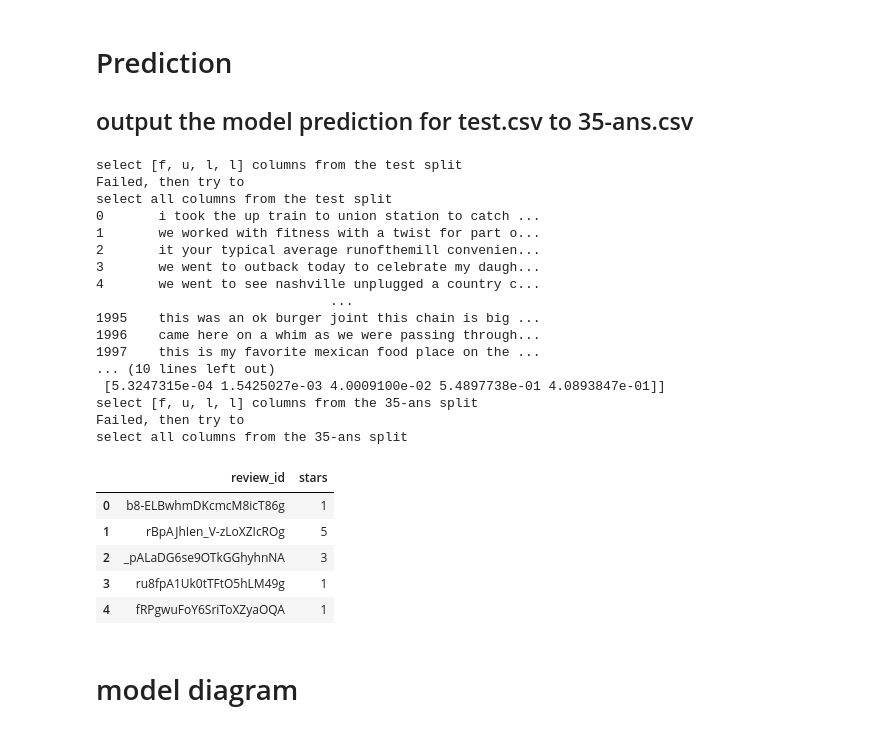
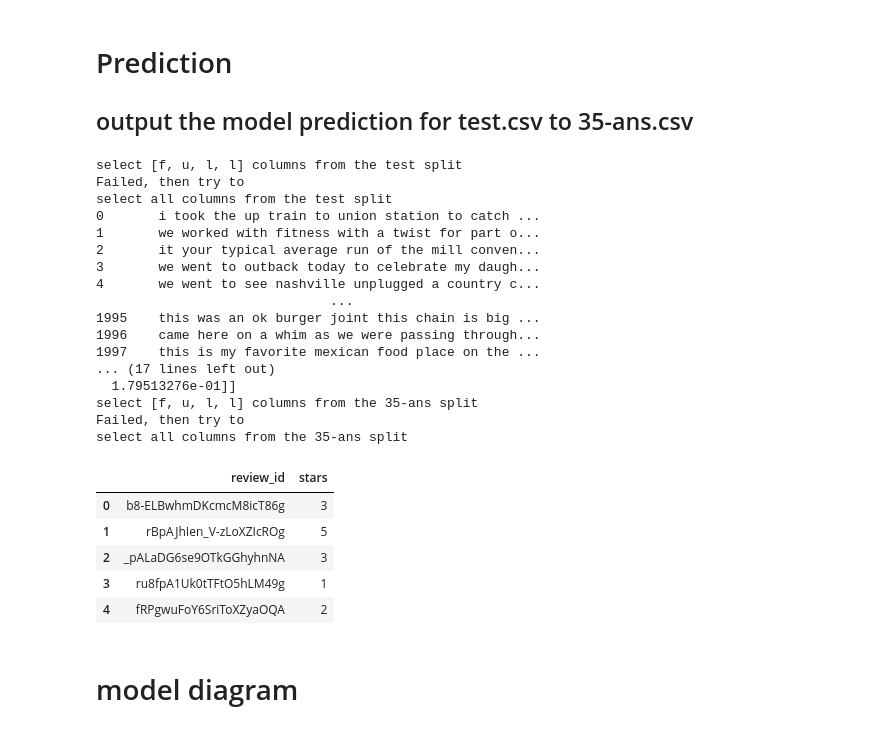
Before and after one commit to nikhilnanda21/yelp-is-all-you-need, a Jupyter notebook: Project1/Ensemble Model, TF-IDF + Glove + CNN + RNN.ipynb, the cells around one changed output. Cells and saved outputs as stored; diff of their text form; code cells hidden in the pictures.

Commit message:
63.55% Ensemble Model

```diff
--- a/Project1/Ensemble Model, TF-IDF + Glove + CNN + RNN.ipynb
+++ b/Project1/Ensemble Model, TF-IDF + Glove + CNN + RNN.ipynb
@@ -213,6 +213,7 @@ tfidf=TfidfTransformer()
 stop_words = set(stopwords.words('english'))
 
 def text_prep(text):
+    text = text.lower()
     #clean text
     text = re.sub(r"n't", " not ", text)
     text = re.sub(r"\'s", " ", text)
@@ -222,7 +223,7 @@ def text_prep(text):
     text = re.sub(r"\'ll", " will ", text)
 
     #remove non-letters and lower case
-    text = re.sub('[^a-z\s]', '', text.lower())
+    text = re.sub("[^a-z\s]", " ", text)
 
     #remove punctuation
     #punc_removed = [char for char in text if char not in punct]
@@ -323,11 +324,14 @@ def tfidf_transform(clean_text, train_len):
 
 
 full_text = [i for i in train_df['clean_text']] + [i for i in valid_df['clean_text']]
-full_text = [ text_prep(x) for x in full_text]
+full_text = [ x for x in full_text]
 
 
 x_train_tfidf_vec, x_test_tfidf_vec =  tfidf_transform(full_text, len(train_df["text"]))
 
 train_df['clean_text'] = full_text[:len(train_df["clean_text"])]
 valid_df['clean_text'] = full_text[len(train_df["clean_text"]):]
+
+x_helpful_data = np.hstack((np.vstack(train_df["cool"]),np.vstack(train_df["funny"]),np.vstack(train_df["useful"])))
+y_helpful_data = np.hstack((np.vstack(test_df["cool"]),np.vstack(test_df["funny"]),np.vstack(test_df["useful"])))
 # %% [output]
@@ -639,19 +792,35 @@ test_df = load_data("test",columns="full")
 test_df["clean_text"] = test_df["text"].map(text_prep)
 
 print(test_df["clean_text"])
-vectorizer = TfidfVectorizer(stop_words = set(stopwords.words('english')))
-vectorizer.fit(test_df["clean_text"])
-x_test_tfidf_vec = vectorizer.transform(test_df["clean_text"])
+
+
+tv_2000 = TfidfVectorizer(max_features=2000, min_df = 10, max_df = 0.95)
+tv_2000.fit(train_df["clean_text"].values)
+x_test_feature_set = tv_2000.transform(test_df["clean_text"].values)
+
+tv = TfidfVectorizer(stop_words = set(stopwords.words('english')))
+tv.fit(train_df["clean_text"].values)
+test_feature_set = tv.transform(test_df["clean_text"].values)
 
 
 svd = TruncatedSVD(n_components = 100)
-x_test_tfidf_vec = svd.fit_transform(x_test_tfidf_vec)
+test_tfidf_vec = svd.fit_transform(test_feature_set)
 
 
 test_seq = pad_sequences(tokenizer.texts_to_sequences(test_df['clean_text']), maxlen=MAX_SEQUENCE_LENGTH)
 
 
-test_preds = model.predict([test_seq, x_test_tfidf_vec], batch_size=1024, verbose=1)
+
+print("Time takes to convert text input into feature vector: ", round((time.time() - start_time)/60, 2), " mins")
+
+start_time = time.time()
+lr_model_test_prob = lr_model.predict_proba(x_test_feature_set)
+
+x_helpful_data = np.hstack((np.vstack(test_df["cool"]),np.vstack(test_df["funny"]),np.vstack(test_df["useful"])))
+
+
+
+test_preds = model.predict([test_seq, test_tfidf_vec, x_helpful_data, lr_model_test_prob], batch_size=1024, verbose=1)
 print(test_preds)
 
 ans = []
@@ -661,41 +830,41 @@ for label in [i for i in labels+1]:
 
 
 prediction_ans = pd.DataFrame(data={
     'review_id': test_df['review_id'],
     'stars': ans
 })
 
 
 
 group_number = 35
 prediction_ans.to_csv(f'data_2021_spring/{group_number}-ans.csv', index=False)
 
 output_ans = load_data(str(group_number)+"-ans",columns="full")
 output_ans.head()
 # %% [output]
 select [f, u, l, l] columns from the test split
 Failed, then try to
 select all columns from the test split
 0       i took the up train to union station to catch ...
 1       we worked with fitness with a twist for part o...
-2       it your typical average runofthemill convenien...
+2       it your typical average run of the mill conven...
 3       we went to outback today to celebrate my daugh...
 4       we went to see nashville unplugged a country c...
                               ...
 1995    this was an ok burger joint this chain is big ...
 1996    came here on a whim as we were passing through...
 1997    this is my favorite mexican food place on the ...
-... (10 lines left out)
- [5.3247315e-04 1.5425027e-03 4.0009100e-02 5.4897738e-01 4.0893847e-01]]
+... (17 lines left out)
+  1.79513276e-01]]
 select [f, u, l, l] columns from the 35-ans split
 Failed, then try to
 select all columns from the 35-ans split
 |  | review_id | stars |
-| 0 | b8-ELBwhmDKcmcM8icT86g | 1 |
+| 0 | b8-ELBwhmDKcmcM8icT86g | 3 |
 | 1 | rBpAJhIen_V-zLoXZIcROg | 5 |
 | 2 | _pALaDG6se9OTkGGhyhnNA | 3 |
 | 3 | ru8fpA1Uk0tTFtO5hLM49g | 1 |
-| 4 | fRPgwuFoY6SriToXZyaOQA | 1 |
+| 4 | fRPgwuFoY6SriToXZyaOQA | 2 |
 # %% [markdown]
 # model diagram
 # %%
```
Also changed, not shown: parts of 9 cells of this notebook, 4 other files.
